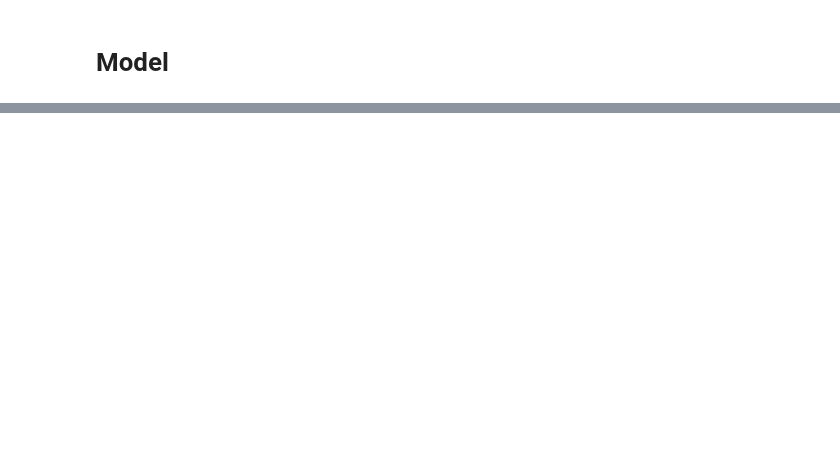
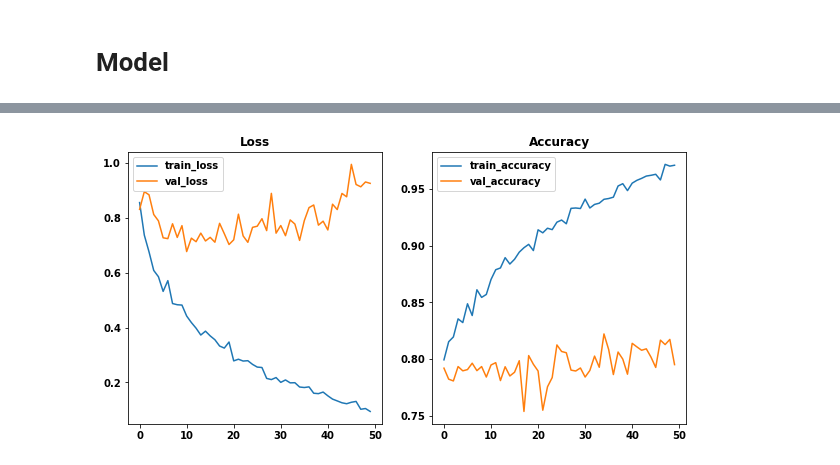
Before and after one commit to ssaeed85/dsc-ph5-MarsTerrainAnomalyDetection, a Jupyter notebook: 02_TensorflowModeling.ipynb, the cells around one changed output, grey strips where cells are left out. Cells and saved outputs as stored; diff of their text form; code cells hidden in the pictures; blank space fills up the shorter version.

Commit message:
First 'good' model. Validation scores not improving.

```diff
--- a/02_TensorflowModeling.ipynb
+++ b/02_TensorflowModeling.ipynb
@@ -86,3 +77,11 @@ model.add(layers.MaxPooling2D(2,2))
 model.add(layers.Flatten())
 model.add(layers.Dense(128, activation='relu'))
 model.add(layers.Dense(8, activation='softmax'))
+
+
+model.compile(optimizer=optimizers.Adam(learning_rate=0.001),
+              loss=losses.CategoricalCrossentropy(),
+              metrics=['accuracy'])
+
+
+model.summary()
@@ -89,4 +105,0 @@ model.add(layers.Dense(8, activation='softmax'))
-# %%
-model.compile(optimizer='adam',
-              loss=tf.keras.losses.CategoricalCrossentropy(),
-              metrics=['accuracy'])
@@ -113,8 +105,0 @@ _________________________________________________________________
-# %%
-model.fit(train_generator,
-          steps_per_epoch=8,
-          epochs=10,
-          validation_data = val_generator,
-          validation_steps=8,
-          verbose = 2
-         )
@@ -142,0 +106,8 @@ Epoch 10/10
+# %%
+results = model.fit(train_generator,
+                    steps_per_epoch=50,  # Number of training samples to pull per epoch
+                    epochs=50,  # Number of epochs
+                    validation_data=val_generator,
+                    validation_steps=50,  # Number of validation samples to run validation on
+                    verbose=1
+                    )
@@ -142,0 +132,18 @@ Epoch 10/10
+# %%
+train_loss = results.history['loss']
+train_acc = results.history['accuracy']
+val_loss = results.history['val_loss']
+val_acc = results.history['val_accuracy']
+
+
+fig, (ax1, ax2) = plt.subplots(1, 2, figsize=(10, 5))
+sns.lineplot(x=results.epoch, y=train_loss, ax=ax1, label='train_loss')
+sns.lineplot(x=results.epoch, y=train_acc, ax=ax2, label='train_accuracy')
+
+sns.lineplot(x=results.epoch, y=val_loss, ax=ax1, label='val_loss')
+sns.lineplot(x=results.epoch, y=val_acc, ax=ax2, label='val_accuracy')
+ax1.set_title('Loss')
+ax2.set_title('Accuracy')
+ax1.legend();
+# %% [output]
+[figure, added]
```
Also changed, not shown: parts of 16 cells of this notebook.
